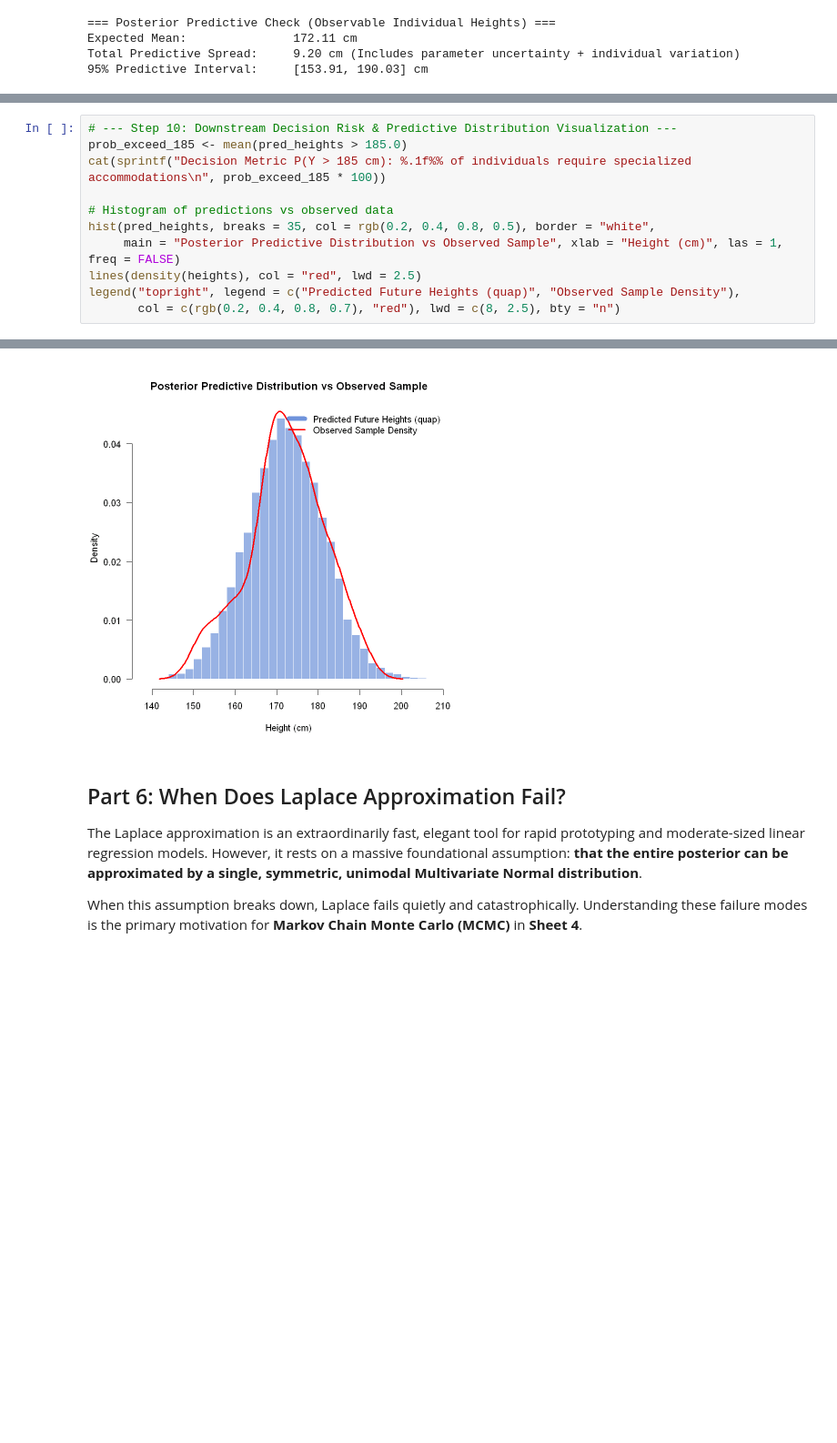
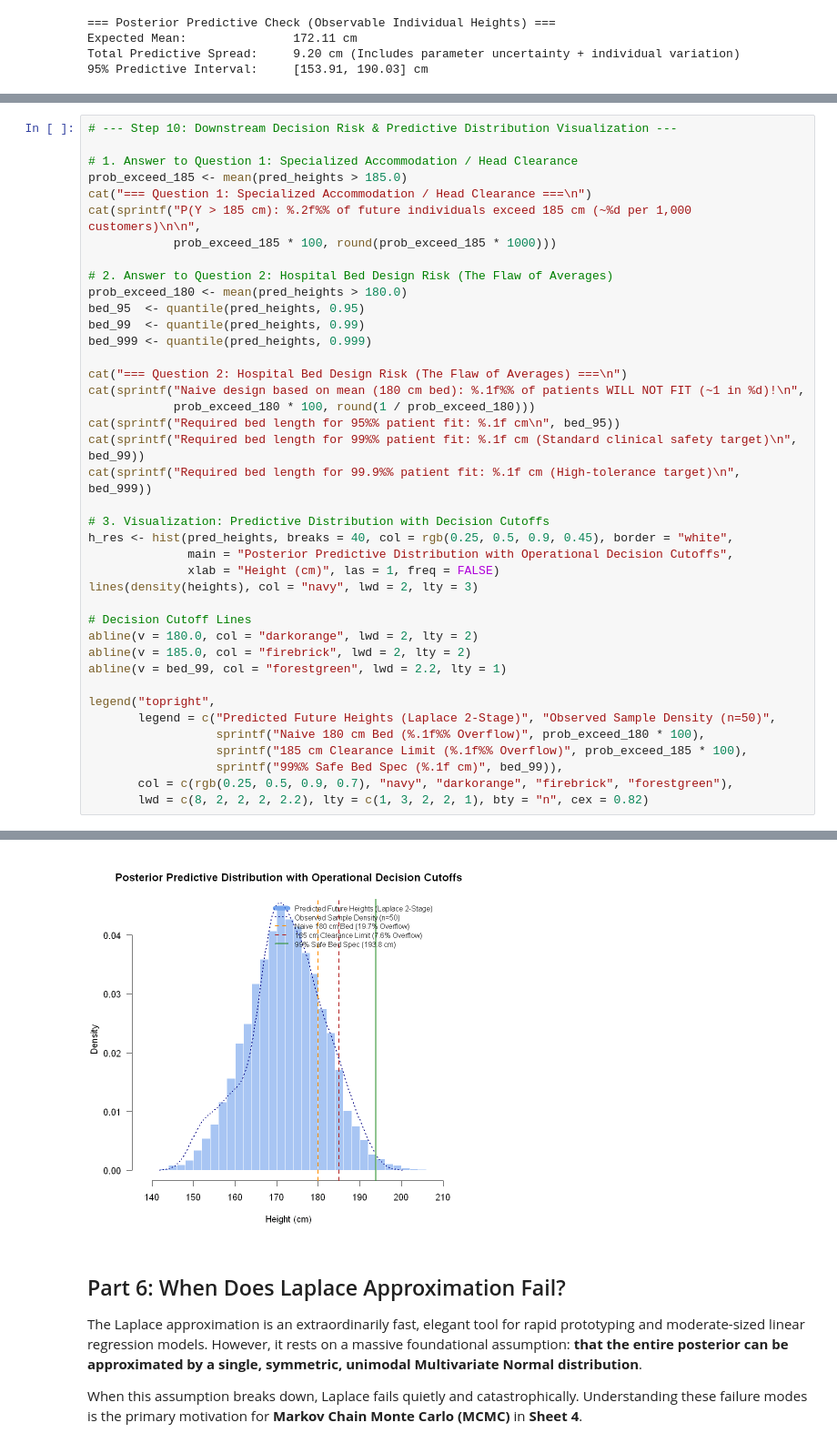
Before and after one commit to tarobins/bayesian-inference-intro, a Jupyter notebook: r/03_quadratic_laplace_approximation.ipynb, the cells around one changed output, grey strips where cells are left out. Shown at 91% size. Cells and saved outputs as stored; diff of their text form; blank space fills up the shorter version.

```diff
--- a/r/03_quadratic_laplace_approximation.ipynb
+++ b/r/03_quadratic_laplace_approximation.ipynb
@@ -749,12 +789,41 @@ With our simulated predictive ensemble $y_{\text{new}}$, we can answer real oper
 # %%
 # --- Step 10: Downstream Decision Risk & Predictive Distribution Visualization ---
+
+# 1. Answer to Question 1: Specialized Accommodation / Head Clearance
 prob_exceed_185 <- mean(pred_heights > 185.0)
-cat(sprintf("Decision Metric P(Y > 185 cm): %.1f%% of individuals require specialized accommodations\n", prob_exceed_185 * 100))
+cat("=== Question 1: Specialized Accommodation / Head Clearance ===\n")
+cat(sprintf("P(Y > 185 cm): %.2f%% of future individuals exceed 185 cm (~%d per 1,000 customers)\n\n",
+            prob_exceed_185 * 100, round(prob_exceed_185 * 1000)))
 
-# Histogram of predictions vs observed data
-hist(pred_heights, breaks = 35, col = rgb(0.2, 0.4, 0.8, 0.5), border = "white",
-     main = "Posterior Predictive Distribution vs Observed Sample", xlab = "Height (cm)", las = 1, freq = FALSE)
-lines(density(heights), col = "red", lwd = 2.5)
-legend("topright", legend = c("Predicted Future Heights (quap)", "Observed Sample Density"),
-       col = c(rgb(0.2, 0.4, 0.8, 0.7), "red"), lwd = c(8, 2.5), bty = "n")
+# 2. Answer to Question 2: Hospital Bed Design Risk (The Flaw of Averages)
+prob_exceed_180 <- mean(pred_heights > 180.0)
+bed_95  <- quantile(pred_heights, 0.95)
+bed_99  <- quantile(pred_heights, 0.99)
+bed_999 <- quantile(pred_heights, 0.999)
+
+cat("=== Question 2: Hospital Bed Design Risk (The Flaw of Averages) ===\n")
+cat(sprintf("Naive design based on mean (180 cm bed): %.1f%% of patients WILL NOT FIT (~1 in %d)!\n",
+            prob_exceed_180 * 100, round(1 / prob_exceed_180)))
+cat(sprintf("Required bed length for 95%% patient fit: %.1f cm\n", bed_95))
+cat(sprintf("Required bed length for 99%% patient fit: %.1f cm (Standard clinical safety target)\n", bed_99))
+cat(sprintf("Required bed length for 99.9%% patient fit: %.1f cm (High-tolerance target)\n", bed_999))
+
+# 3. Visualization: Predictive Distribution with Decision Cutoffs
+h_res <- hist(pred_heights, breaks = 40, col = rgb(0.25, 0.5, 0.9, 0.45), border = "white",
+              main = "Posterior Predictive Distribution with Operational Decision Cutoffs",
+              xlab = "Height (cm)", las = 1, freq = FALSE)
+lines(density(heights), col = "navy", lwd = 2, lty = 3)
+
+# Decision Cutoff Lines
+abline(v = 180.0, col = "darkorange", lwd = 2, lty = 2)
+abline(v = 185.0, col = "firebrick", lwd = 2, lty = 2)
+abline(v = bed_99, col = "forestgreen", lwd = 2.2, lty = 1)
+
+legend("topright",
+       legend = c("Predicted Future Heights (Laplace 2-Stage)", "Observed Sample Density (n=50)",
+                  sprintf("Naive 180 cm Bed (%.1f%% Overflow)", prob_exceed_180 * 100),
+                  sprintf("185 cm Clearance Limit (%.1f%% Overflow)", prob_exceed_185 * 100),
+                  sprintf("99%% Safe Bed Spec (%.1f cm)", bed_99)),
+       col = c(rgb(0.25, 0.5, 0.9, 0.7), "navy", "darkorange", "firebrick", "forestgreen"),
+       lwd = c(8, 2, 2, 2, 2.2), lty = c(1, 3, 2, 2, 1), bty = "n", cex = 0.82)
 # %% [output]
@@ -762,4 +838,4 @@ Decision Metric P(Y > 185 cm): 7.6% of individuals require specialized accommoda
-[figure, old version]
+[figure, new version]
 # %% [markdown]
 ## Part 6: When Does Laplace Approximation Fail?
 
```
Also changed, not shown: parts of 2 cells of this notebook, 1 other file.
